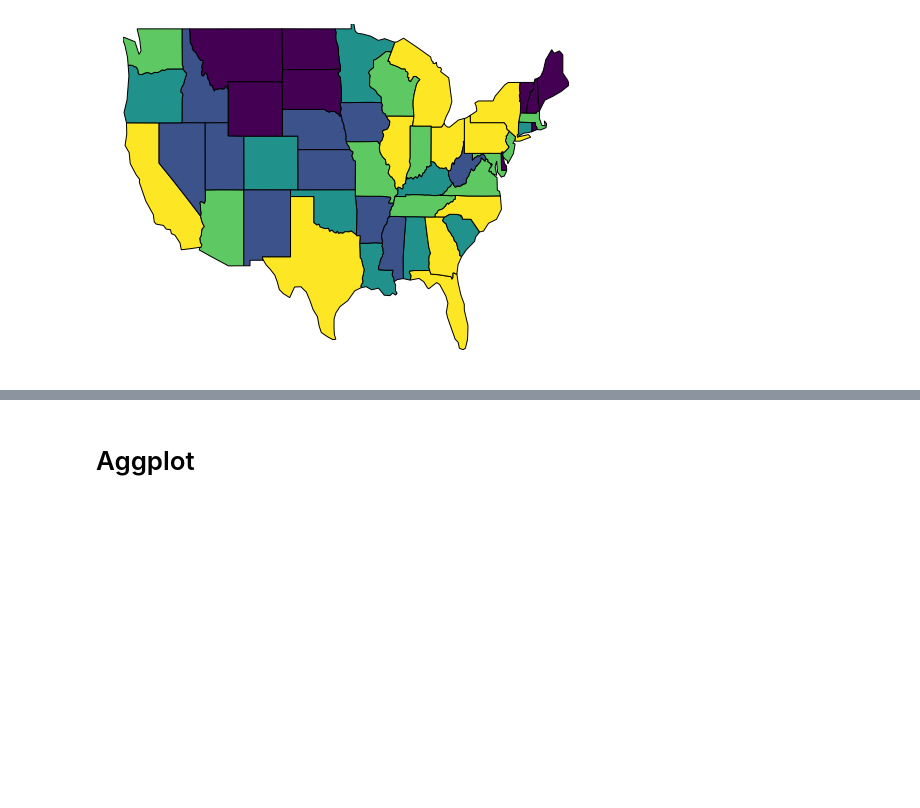
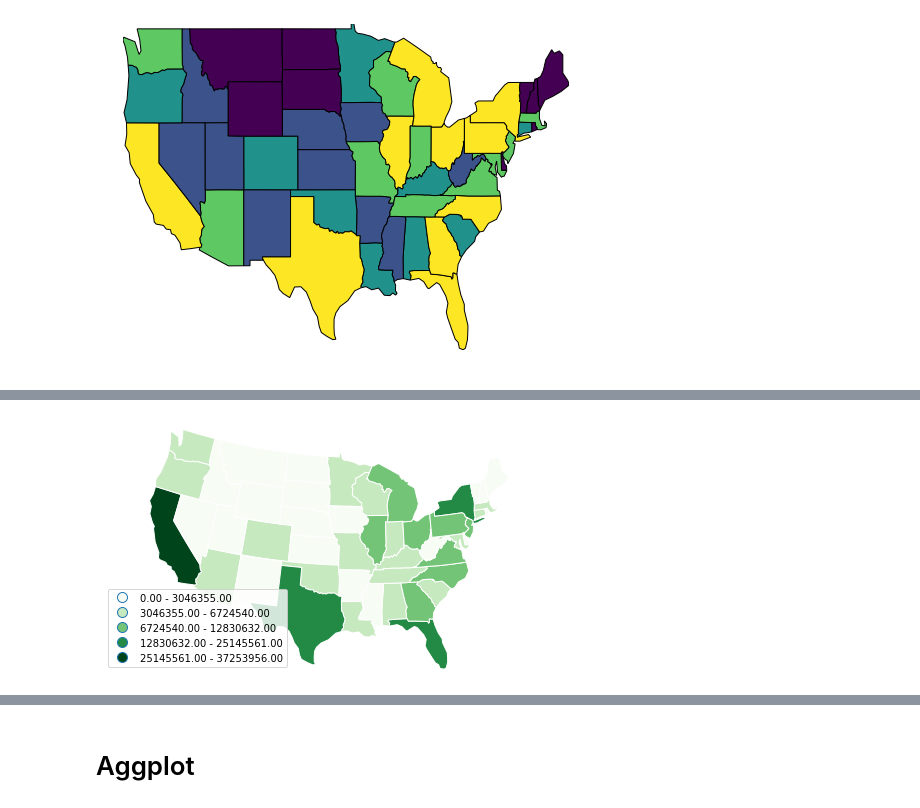
Before and after one commit to ResidentMario/geoplot, a Jupyter notebook: notebooks/generate-api-reference-images.ipynb, the cells around one changed output, grey strips where cells are left out. Cells and saved outputs as stored; diff of their text form; code cells hidden in the pictures; blank space fills up the shorter version.

```diff
--- a/notebooks/generate-api-reference-images.ipynb
+++ b/notebooks/generate-api-reference-images.ipynb
@@ -108,5 +114,11 @@ plt.savefig('../figures/choropleth/choropleth-categorical.png', **savefig_kwargs
 # %%
-gplt.choropleth(boroughs, projection=gcrs.AlbersEqualArea(), hue='BoroName', categorical=True,
-                legend=True)
-plt.savefig('../figures/choropleth/choropleth-legend.png', **savefig_kwargs)
+gplt.choropleth(
+    contiguous_usa, hue='population', projection=gcrs.AlbersEqualArea(),
+    edgecolor='white', linewidth=1,
+    cmap='Greens', legend=True, legend_kwargs={'loc': 'lower left'},
+    scheme='fisher_jenks'
+)
+plt.savefig('../figures/choropleth/choropleth-scheme.png', **savefig_kwargs)
+# %% [output]
+[figure, added]
 # %%
```
Also changed, not shown: parts of 9 cells of this notebook, 5 other files.
